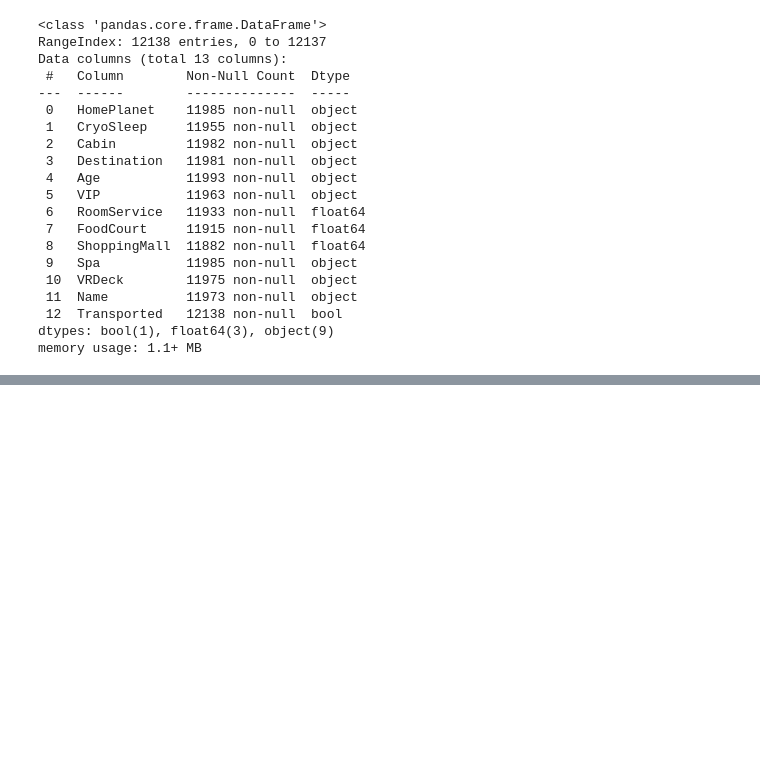
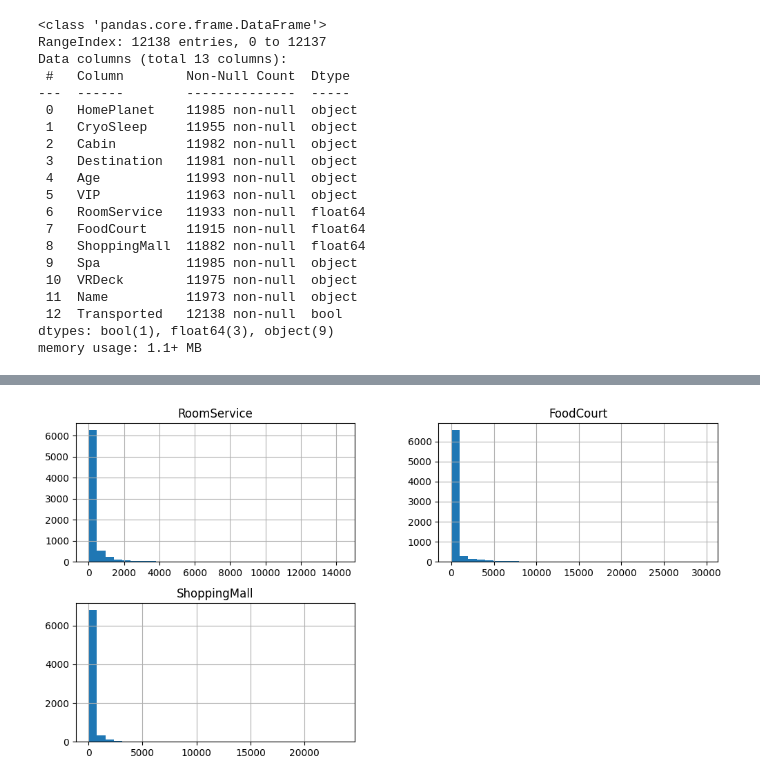
Before and after one commit to Kidar12/GDGoC_ML_Assignment-2, a Jupyter notebook: Dataset_SHP.ipynb, the cells around one changed output, grey strips where cells are left out. Drawn from its saved outputs; the diff is of its cells as text; code cells hidden in the pictures; blank space fills up the shorter version.

```diff
--- a/Dataset_SHP.ipynb
+++ b/Dataset_SHP.ipynb
@@ -99,0 +152,8 @@ memory usage: 1.1+ MB
+# %%
+df_shp[num] = df_shp[num].replace([np.inf, -np.inf], np.nan)
+df_shp.dropna(subset=num, inplace=True)
+
+df_shp[num].hist(bins=30, figsize=(12, 6))
+plt.show()
+# %% [output]
+[figure, added]
```
Also changed, not shown: parts of 27 cells of this notebook.
